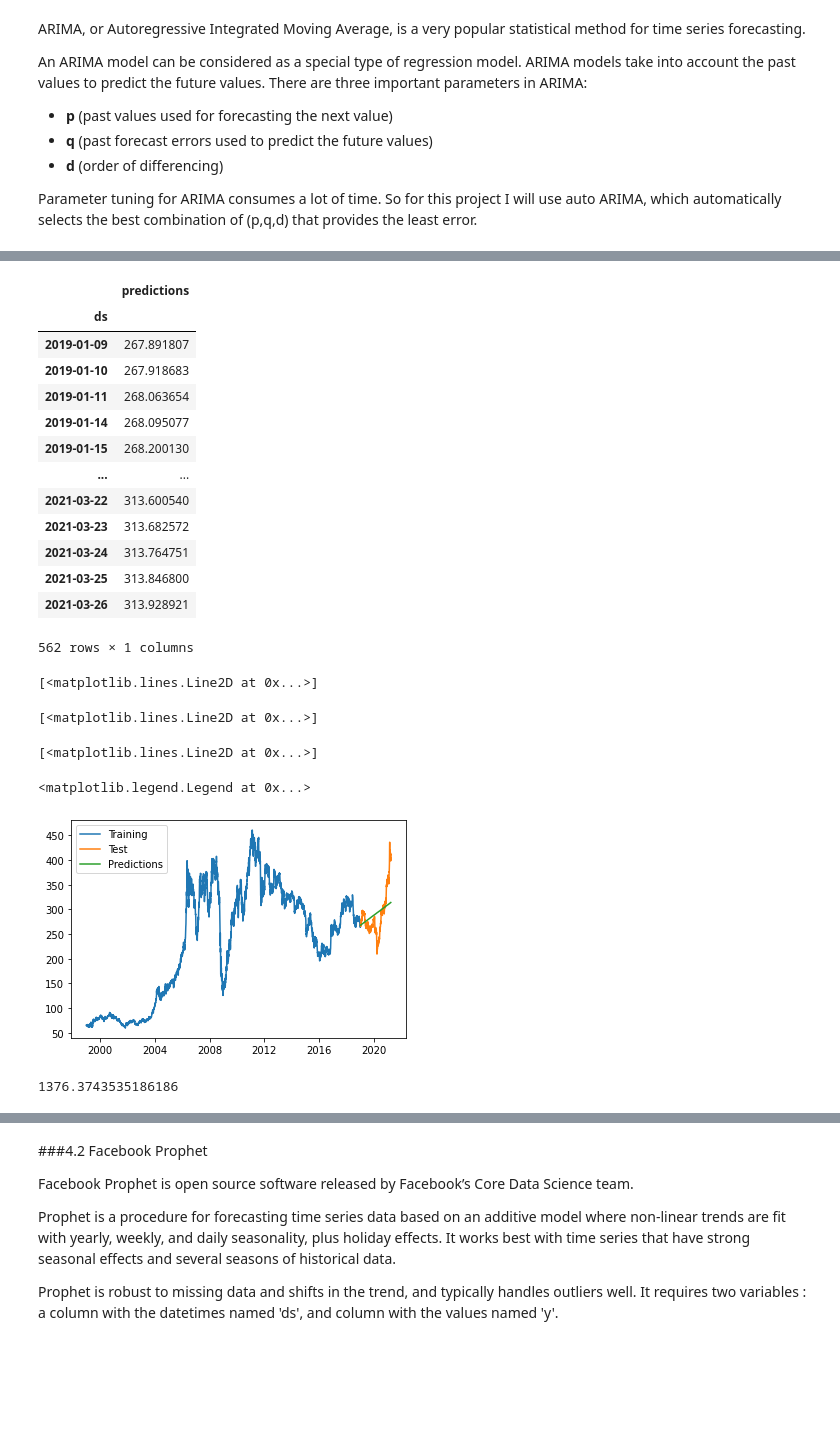
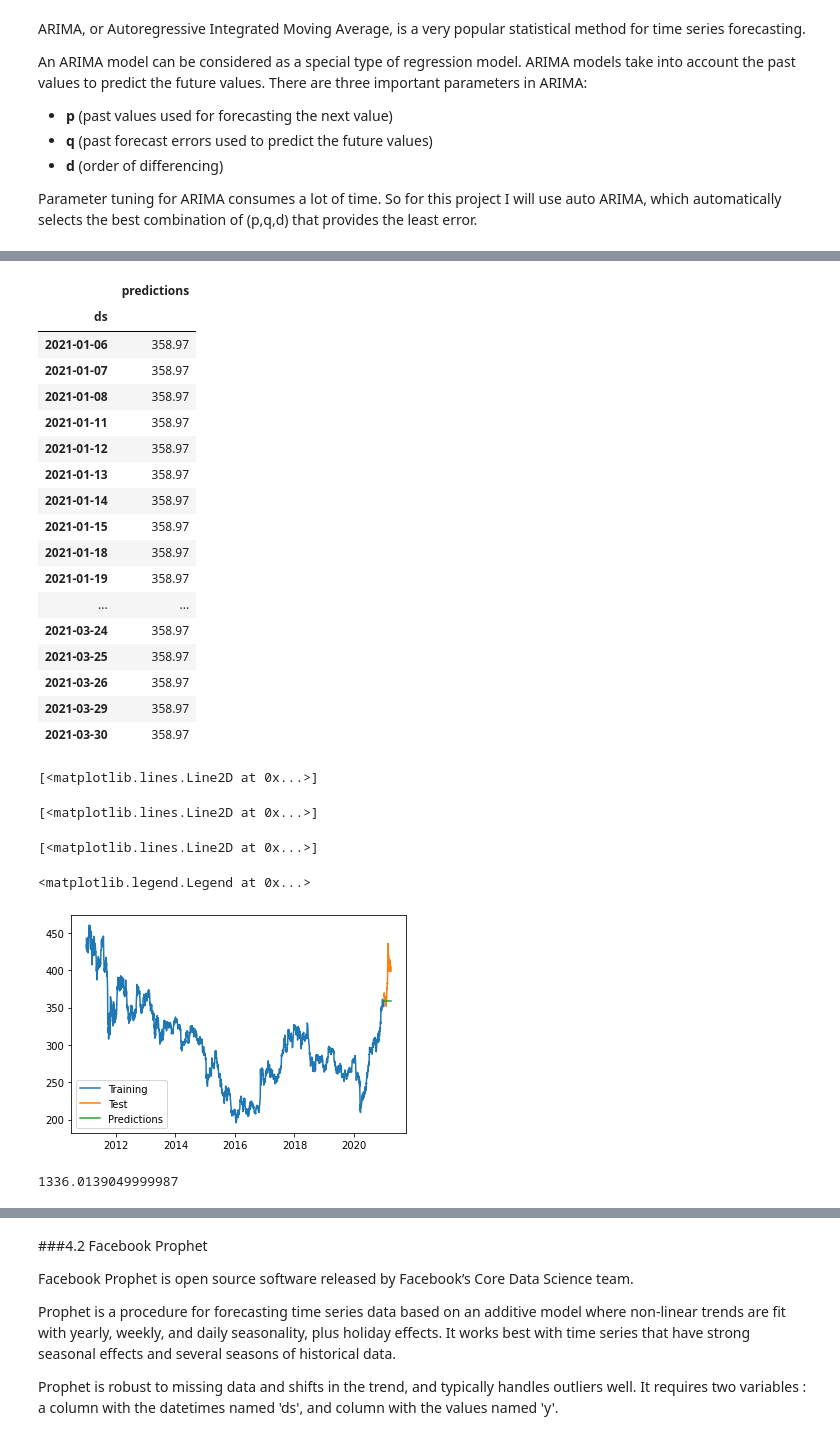
Before and after one commit to Camicb/Copper-Forecasting, a Jupyter notebook: Part_1_Price_Copper_forecasting.ipynb, the cells around one changed output, grey strips where cells are left out. Saved outputs shown, nothing was run; the diff lists cells and outputs as text; code cells hidden in the pictures; blank space fills up the shorter version.

```diff
--- a/Part_1_Price_Copper_forecasting.ipynb
+++ b/Part_1_Price_Copper_forecasting.ipynb
@@ -105,0 +97,4 @@ test_price = price[train_size_price:]  # 10% data
+# %%
+# Resampling data
+price_res = price[price['ds']>='2011-01-01']
+price_res.head()
@@ -105,0 +116,4 @@ test_price = price[train_size_price:]  # 10% data
+# %%
+# Spliting data
+train = price_res[0:-60]
+test = price_res[-60:]
@@ -122,9 +140,15 @@ Parameter tuning for ARIMA consumes a lot of time. So for this project I will us
 # %%
 # Inspecting ARIMA models
 
-train_price.index = train_price['ds']
-test_price.index =test_price['ds']
+train.index = train['ds']
+test.index = test['ds']
 
-model_price = auto_arima(train_price['y'], start_p=1, start_q=1,max_p=5, max_q=5, max_d=5, m=1, max_D=5, trace=True, error_action='ignore', random_state=2021)
+model = auto_arima(train['y'],
+                   start_p=1, start_q=1,
+                   max_p=5, max_q=5,
+                   max_d=5, m=1,
+                   max_D=5, trace=True,
+                   error_action='ignore',
+                   random_state=2021)
 # %% [output]
 Performing stepwise search to minimize aic
@@ -171,41 +181,45 @@ SARIMAX Results
 Warnings:
 [1] Covariance matrix calculated using the outer product of gradients (complex-step).
 # %%
-# Making predictions
-price_predictions = pd.DataFrame(model_price.predict(n_periods=562))
-price_predictions.index=test_price.index
-price_predictions.columns = ['predictions']
-price_predictions
+# Making predictions for the next 130 days
+predictions = pd.DataFrame(model.predict(n_periods= 60))
+predictions.index=test.index
+predictions.columns = ['predictions']
+predictions
 # %% [output]
 |  | predictions |
 | ds |  |
-| 2019-01-09 | 267.891807 |
-| 2019-01-10 | 267.918683 |
-| 2019-01-11 | 268.063654 |
-| 2019-01-14 | 268.095077 |
-| 2019-01-15 | 268.200130 |
+| 2021-01-06 | 358.97 |
+| 2021-01-07 | 358.97 |
+| 2021-01-08 | 358.97 |
+| 2021-01-11 | 358.97 |
+| 2021-01-12 | 358.97 |
+| 2021-01-13 | 358.97 |
+| 2021-01-14 | 358.97 |
+| 2021-01-15 | 358.97 |
+| 2021-01-18 | 358.97 |
+| 2021-01-19 | 358.97 |
 | ... | ... |
-| 2021-03-22 | 313.600540 |
-| 2021-03-23 | 313.682572 |
-| 2021-03-24 | 313.764751 |
-| 2021-03-25 | 313.846800 |
-| 2021-03-26 | 313.928921 |
+| 2021-03-24 | 358.97 |
+| 2021-03-25 | 358.97 |
+| 2021-03-26 | 358.97 |
+| 2021-03-29 | 358.97 |
+| 2021-03-30 | 358.97 |
-562 rows × 1 columns
 # %%
 # Visualizing results
-plt.plot(train_price['y'], label='Training')
-plt.plot(test_price['y'], label='Test')
-plt.plot(price_predictions['predictions'], label='Predictions')
+plt.plot(train['y'], label='Training')
+plt.plot(test['y'], label='Test')
+plt.plot(predictions['predictions'], label='Predictions')
 plt.legend()
 # %% [output]
 [<matplotlib.lines.Line2D at 0x...>]
 [<matplotlib.lines.Line2D at 0x...>]
 [<matplotlib.lines.Line2D at 0x...>]
 <matplotlib.legend.Legend at 0x...>
-[figure, old version]
+[figure, new version]
 # %%
 # Metrics
-mean_squared_error(test_price['y'], price_predictions['predictions'])
+mean_squared_error(test['y'], predictions['predictions'])
 # %% [output]
-1376.3743535186186
+1336.0139049999987
 # %% [markdown]
```
Also changed, not shown: parts of 22 cells of this notebook.
